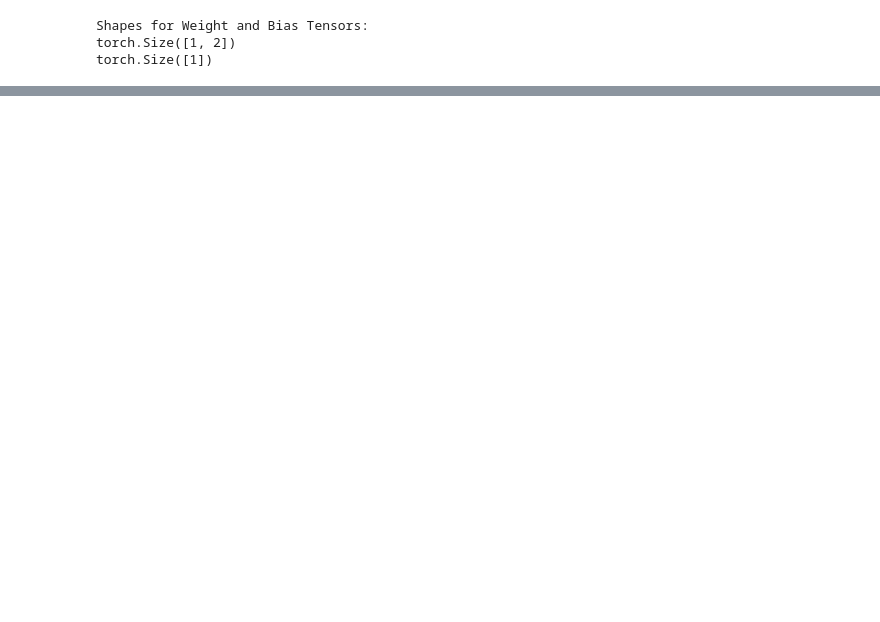
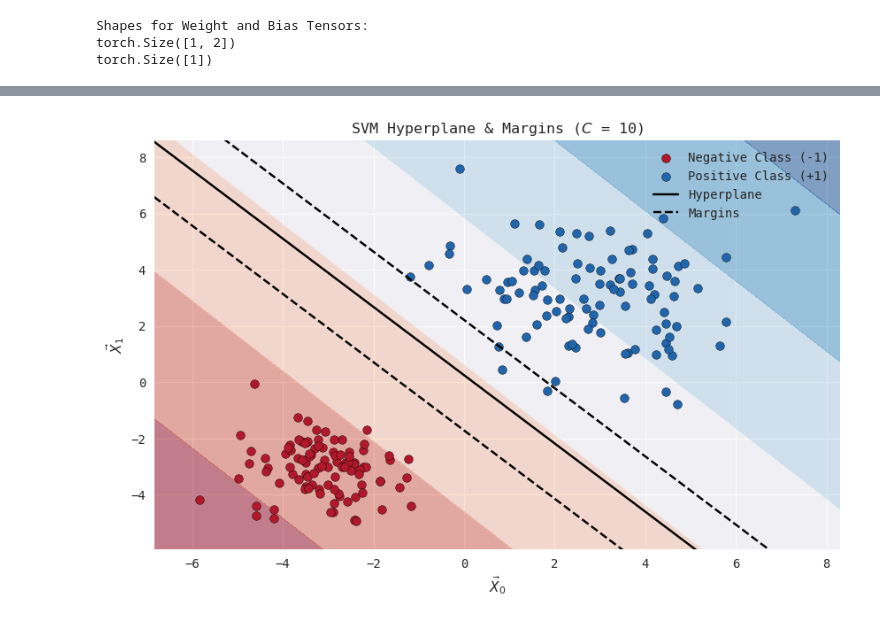
Before and after one commit to abhans/torchbygnd, a Jupyter notebook: test.ipynb, the cells around one changed output, grey strips where cells are left out. Drawn from its saved outputs; the diff is of its cells as text; code cells hidden in the pictures; blank space fills up the shorter version.

```diff
--- a/test.ipynb
+++ b/test.ipynb
@@ -176,0 +189,47 @@ torch.Size([1])
+# %%
+
+# Predictionon the entire grid
+Gp = np.c_[XX.ravel(), yy.ravel()]
+G = torch.from_numpy(Gp).float()        # Grid Tensor
+
+mean = X.mean(dim=0, keepdim=True)
+std = X.std(dim=0, keepdim=True)
+G = (G - mean) / (std + 1e-8)
+
+# Inference
+Z = model(G)
+
+Z = Z.detach().numpy()
+Z = Z.reshape(XX.shape)
+# %%
+
+plt.figure(figsize=(10, 6))
+# Decision Regions
+plt.contourf(XX, yy, Z, cmap=plt.cm.RdBu, alpha=0.5)
+plt.scatter(X[y == -1][:, 0], X[y == -1][:, 1], c='#b2182b', label='Negative Class (-1)', edgecolors='k')
+plt.scatter(X[y == 1][:, 0], X[y == 1][:, 1], c='#2166ac', label='Positive Class (+1)', edgecolors='k')
+
+# Hyperplane
+x_ = np.linspace(Xmin, Xmax, 100)
+y_ = (-w[0, 0] * x_ - b) / w[0, 1]
+
+plt.plot(x_, y_, 'k-', label='Hyperplane')
+
+# Margins
+margin = 1 / np.linalg.norm(w)
+
+y_upper = (-w[0, 0] * x_ - b + 1) / w[0, 1]
+y_lower = (-w[0, 0] * x_ - b - 1) / w[0, 1]
+
+plt.plot(x_, y_upper, 'k--', label='Margins')
+plt.plot(x_, y_lower, 'k--')
+
+plt.xlim(XX.min(), XX.max())
+plt.ylim(yy.min(), yy.max())
+plt.xlabel('$\\vec{X}_0$')
+plt.ylabel('$\\vec{X}_1$')
+plt.title('SVM Hyperplane & Margins ($C$ = 10)')
+plt.legend()
+plt.show()
+# %% [output]
+[figure, added]
```
Also changed, not shown: parts of 16 cells of this notebook, 3 other files.
